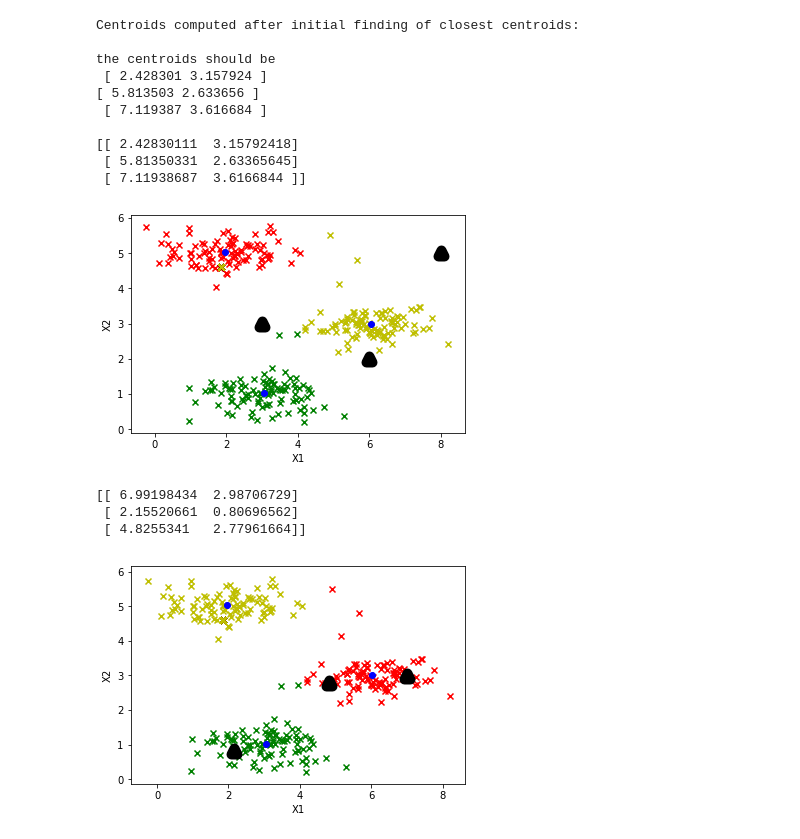
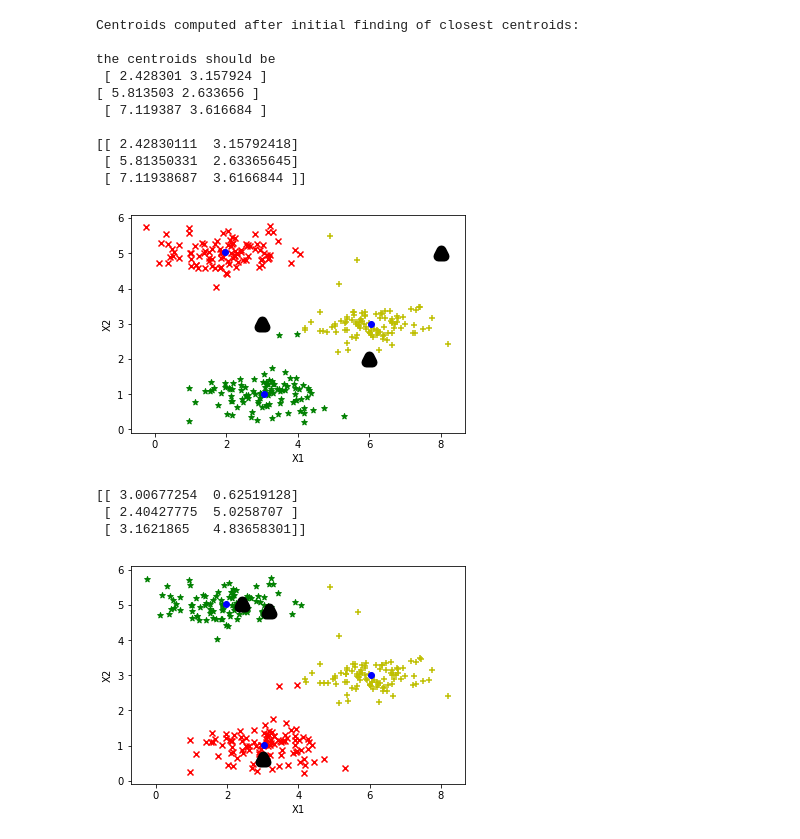
Before and after one commit to TingNie/Coursera-ML-using-matlab-python, a Jupyter notebook: kmeans.ipynb, the cells around one changed output. Drawn from its saved outputs; the diff is of its cells as text; code cells hidden in the pictures.

```diff
--- a/kmeans.ipynb
+++ b/kmeans.ipynb
@@ -109,12 +109,12 @@ class Kmeans(object):
 kmeans = Kmeans()
 #we use the initial centroids[3,3],[6,2],[8,5]
 idx,centroids = kmeans.runKmeans(X,initial_centroids)
-idx0 = np.where(idx==0)
-idx1 = np.where(idx==1)
-idx2 = np.where(idx==2)
+idx0 = np.where(idx.ravel()==0)
+idx1 = np.where(idx.ravel()==1)
+idx2 = np.where(idx.ravel()==2)
 plt.scatter(X[idx0,0],X[idx0,1],marker='x',color = 'r')
-plt.scatter(X[idx1,0],X[idx1,1],marker='x',color = 'g')
-plt.scatter(X[idx2,0],X[idx2,1],marker='x',color = 'y')
+plt.scatter(X[idx1,0],X[idx1,1],marker='*',color = 'g')
+plt.scatter(X[idx2,0],X[idx2,1],marker='+',color = 'y')
 plt.scatter(centroids[:,0],centroids[:,1],marker='o',color = 'b')
 plt.scatter(initial_centroids[:,0],initial_centroids[:,1],\
             marker='^',color = 'black',linewidths=10)
@@ -122,27 +122,27 @@ plt.xlabel('X1')
 plt.ylabel('X2')
 plt.show()
 # %% [output]
-[figure, old version]
+[figure, new version]
 # %%
 #we use rand centroids
 #然后我们用随机的初始化的centroids测试一下
 rand_centroids = randCentroids(X,k=3)
 print rand_centroids
 idx,centroids = kmeans.runKmeans(X,rand_centroids)
-idx0 = np.where(idx==0)
-idx1 = np.where(idx==1)
-idx2 = np.where(idx==2)
+idx0 = np.where(idx.ravel()==0)
+idx1 = np.where(idx.ravel()==1)
+idx2 = np.where(idx.ravel()==2)
 plt.scatter(X[idx0,0],X[idx0,1],marker='x',color = 'r')
-plt.scatter(X[idx1,0],X[idx1,1],marker='x',color = 'g')
-plt.scatter(X[idx2,0],X[idx2,1],marker='x',color = 'y')
+plt.scatter(X[idx1,0],X[idx1,1],marker='*',color = 'g')
+plt.scatter(X[idx2,0],X[idx2,1],marker='+',color = 'y')
 plt.scatter(centroids[:,0],centroids[:,1],marker='o',color = 'b')
 plt.scatter(rand_centroids[:,0],rand_centroids[:,1],\
             marker='^',color = 'black',linewidths=10)
 plt.xlabel('X1')
 plt.ylabel('X2')
 plt.show()
 # %% [output]
-[[ 6.99198434  2.98706729]
- [ 2.15520661  0.80696562]
- [ 4.8255341   2.77961664]]
+[[ 3.00677254  0.62519128]
+ [ 2.40427775  5.0258707 ]
+ [ 3.1621865   4.83658301]]
-[figure, old version]
+[figure, new version]
```
Also changed, not shown: 2 other files.
